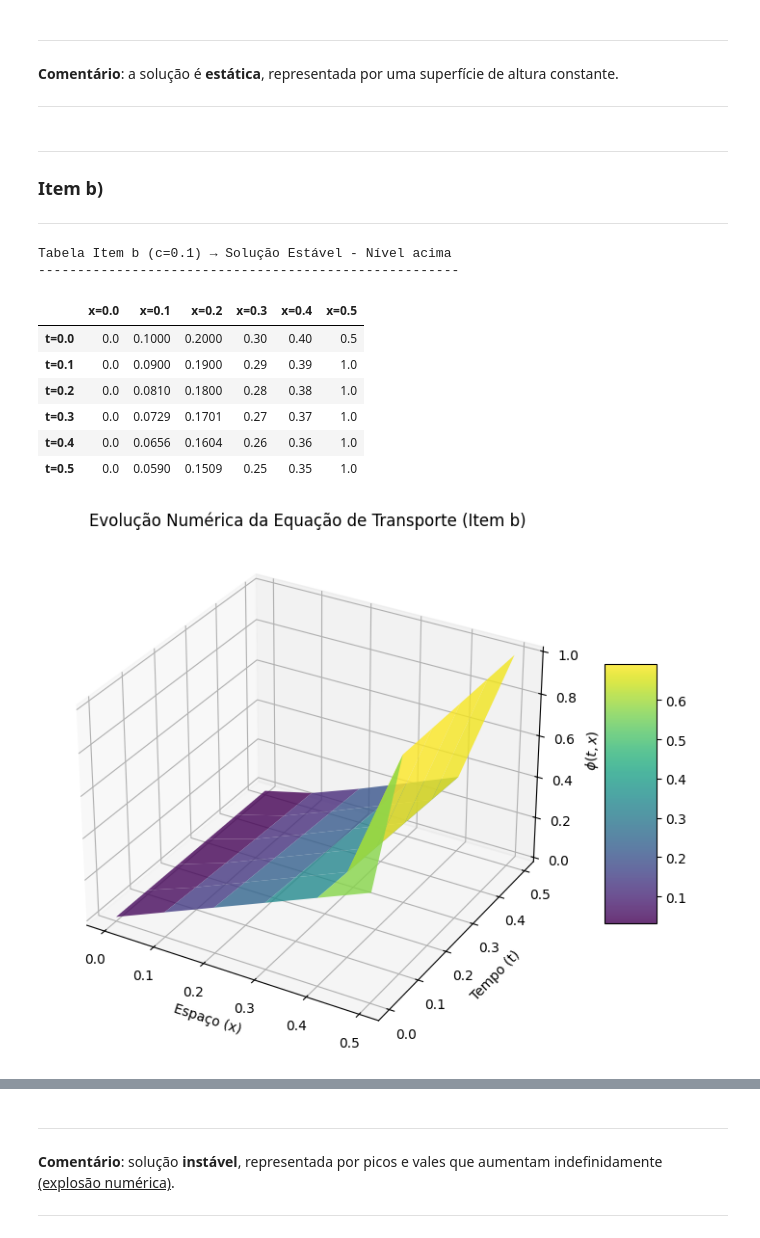
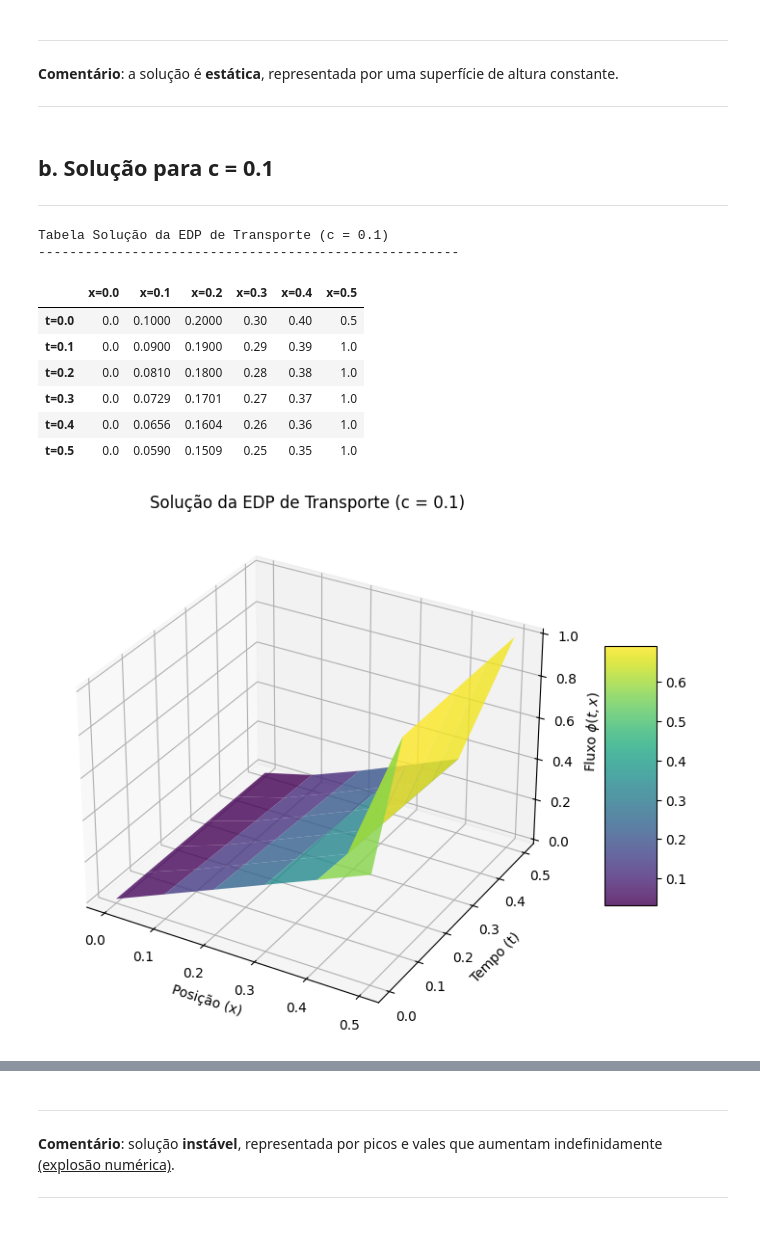
Before and after one commit to MSGamgee85/MSGamgee85, a Jupyter notebook: Equacao_Transporte.ipynb, the cells around one changed output, grey strips where cells are left out. Saved outputs shown, nothing was run; the diff lists cells and outputs as text; code cells hidden in the pictures.

```diff
--- a/Equacao_Transporte.ipynb
+++ b/Equacao_Transporte.ipynb
@@ -127,10 +149,10 @@ plt.show()
 **Comentário**: a solução é **estática**, representada por uma superfície de altura constante.
 
 ---
-# %% [markdown]
----
-### **Item b)**
----
+# %% [markdown]
+
+## **b. Solução para c = 0.1**
+---
 # %%
 # -- Geração da tabela de dados -- #
 
@@ -158,11 +180,11 @@ for j in range(0, len(t) - 1):
 df_b = pd.DataFrame(phi, index=[f't={i}' for i in t],
                     columns=[f'x={j}' for j in x])
 
-print("Tabela Item b (c=0.1) → Solução Estável - Nível acima")
+print("Tabela Solução da EDP de Transporte (c = 0.1)")
 print("-"*54)
 display(df_b.round(4))
 # %% [output]
-Tabela Item b (c=0.1) → Solução Estável - Nível acima
+Tabela Solução da EDP de Transporte (c = 0.1)
 ------------------------------------------------------
 |  | x=0.0 | x=0.1 | x=0.2 | x=0.3 | x=0.4 | x=0.5 |
 | t=0.0 | 0.0 | 0.1000 | 0.2000 | 0.30 | 0.40 | 0.5 |
@@ -181,37 +203,37 @@ T = 0.5
 # Criação da malha (grid)
 x = np.arange(0, X + dx, dx)
 t = np.arange(0, T + dt, dt)
 X, T = np.meshgrid(x, t)
 
 # Inicia matriz de resultados (linhas = tempo, colunas = espaço)
 phi = np.zeros((len(t), len(x)))
 
 # Condição Inicial:
 phi[0, :] = x
 
 # Aplicamos a aproximação simétrica para gerar os pontos
 for j in range(0, len(t) - 1):
     for i in range(1, len(x)):
         phi[j+1, i] = phi[j, i] - C * (phi[j, i] - phi[j, i-1])
 
     # Forçamos a condição de contorno em x=0.5 (última coluna) para t > 0
     phi[j+1, -1] = 1.0
 
 # Plotagem 3D
 fig = plt.figure(figsize=(10, 7))
 ax = fig.add_subplot(111, projection='3d')
 
 surf = ax.plot_surface(X, T, phi, cmap='viridis', edgecolor='none', alpha=0.8)
 
-ax.set_xlabel('Espaço (x)')
+ax.set_xlabel('Posição (x)')
 ax.set_ylabel('Tempo (t)')
-ax.set_zlabel('$\phi(t, x)$')
-ax.set_title('Evolução Numérica da Equação de Transporte (Item b)')
+ax.set_zlabel('Fluxo $\phi(t, x)$')
+ax.set_title('Solução da EDP de Transporte (c = 0.1)')
 
 plt.colorbar(surf, ax=ax, shrink=0.5, aspect=5)
 plt.show()
 # %% [output]
-[figure, old version]
+[figure, new version]
 # %% [markdown]
 ---
 
```
Also changed, not shown: parts of 23 cells of this notebook.
